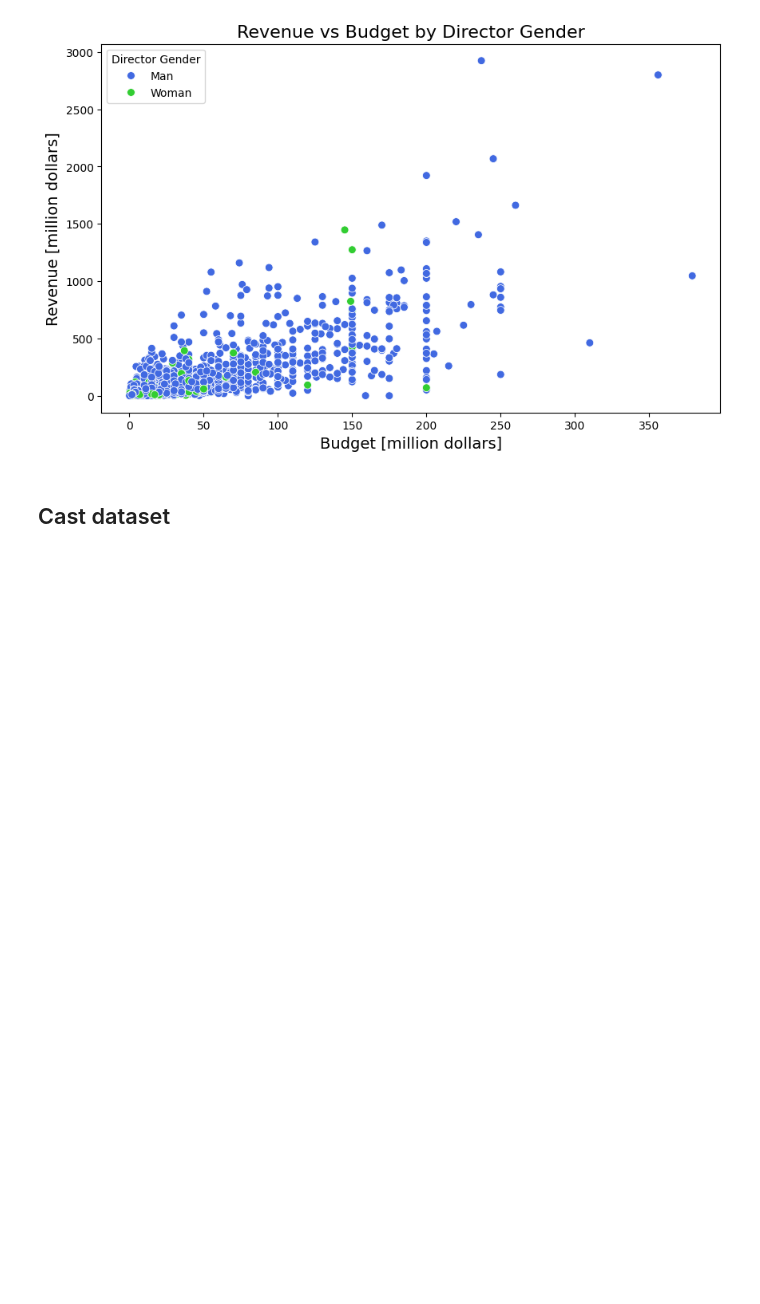
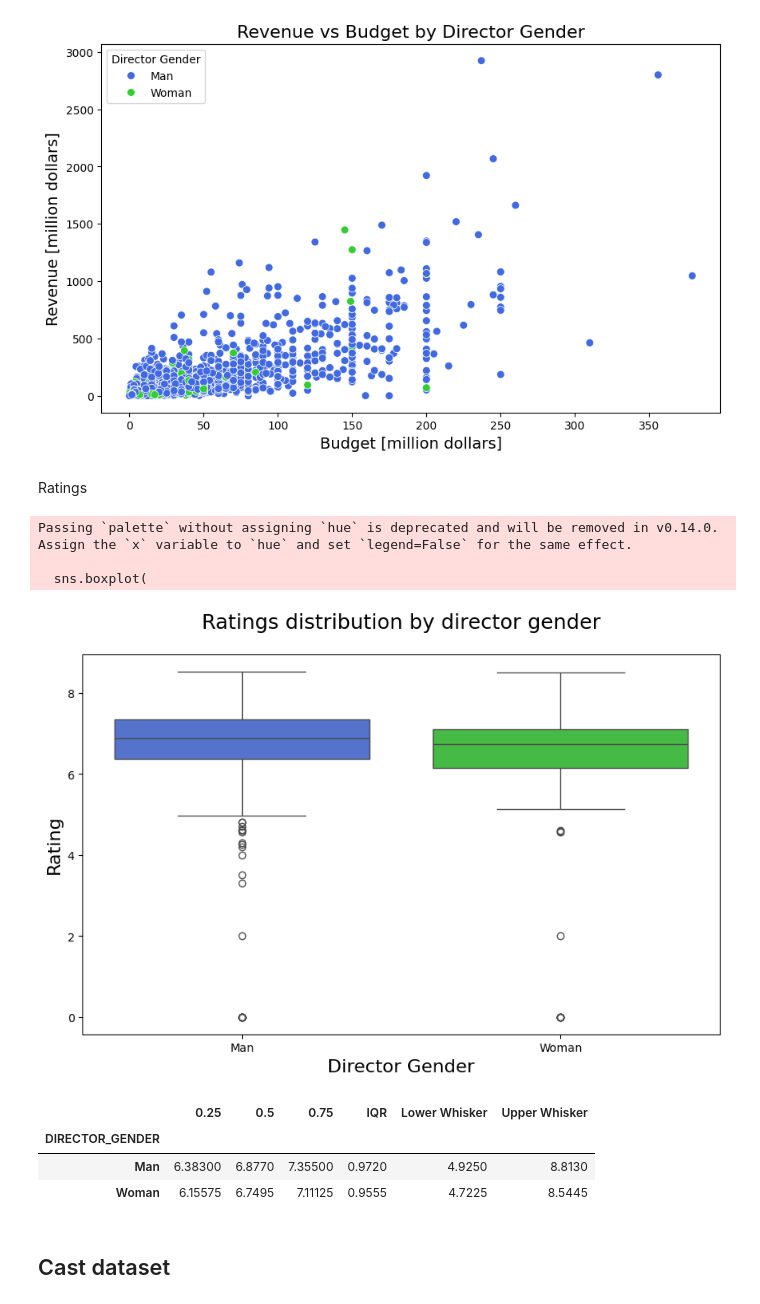
Before and after one commit to Zoo2002/Gender-Analysis-For-21st-Century-Movies, a Jupyter notebook: analysis/data_analysis.ipynb, the cells around one changed output. Drawn from its saved outputs; the diff is of its cells as text; code cells hidden in the pictures; blank space fills up the shorter version.

```diff
--- a/analysis/data_analysis.ipynb
+++ b/analysis/data_analysis.ipynb
@@ -207,3 +217,26 @@ plt.savefig(f"{output_dir}/budget_revenue_scatter_gender.png", dpi=300, bbox_inc
 plt.show()
 # %% [output]
 [figure]
+# %% [markdown]
+Ratings
+# %%
+movies_data['RATING'] = movies_data['RATING'].astype(float)
+# %%
+rating_movies = movies_data[['TITLE','RATING','DIRECTOR_GENDER']]
+# %%
+plt.figure(figsize=(10,6))
+sns.boxplot(
+    data=rating_movies,
+    x='DIRECTOR_GENDER',
+    y='RATING',
+    palette=['royalblue', 'limegreen'])
+
+plt.title('Ratings distribution by director gender', fontsize=18, y=1.05)
+plt.ylabel('Rating', fontsize=16)
+plt.xlabel('Director Gender', fontsize=16)
+plt.show()
+# %% [output]
+Passing `palette` without assigning `hue` is deprecated and will be removed in v0.14.0. Assign the `x` variable to `hue` and set `legend=False` for the same effect.
+
+  sns.boxplot(
+[figure, added]
@@ -210,3 +250,10 @@ plt.show()
+# %%
+quartiles
+# %% [output]
+|  | 0.25 | 0.5 | 0.75 | IQR | Lower Whisker | Upper Whisker |
+| DIRECTOR_GENDER |  |  |  |  |  |  |
+| Man | 6.38300 | 6.8770 | 7.35500 | 0.9720 | 4.9250 | 8.8130 |
+| Woman | 6.15575 | 6.7495 | 7.11125 | 0.9555 | 4.7225 | 8.5445 |
 # %% [markdown]
 ## Cast dataset
 # %%
```
Also changed, not shown: parts of 14 cells of this notebook.
